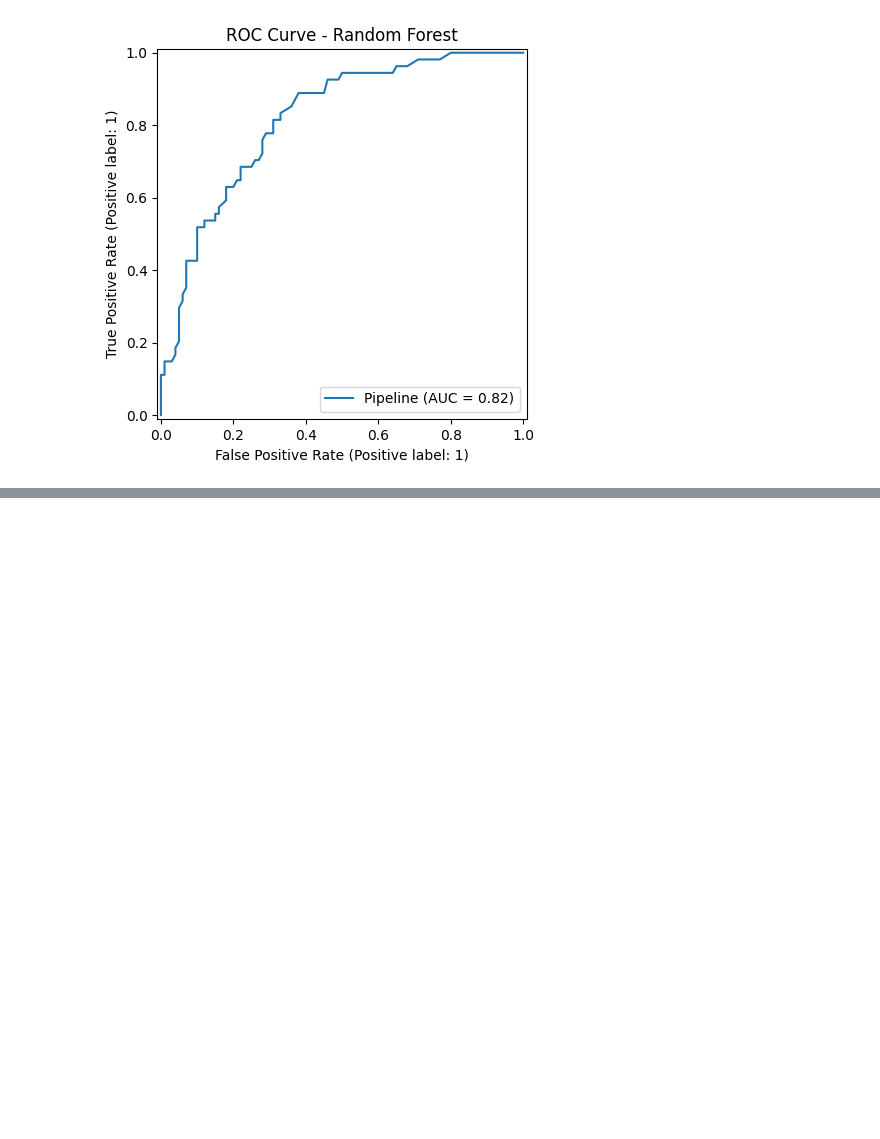
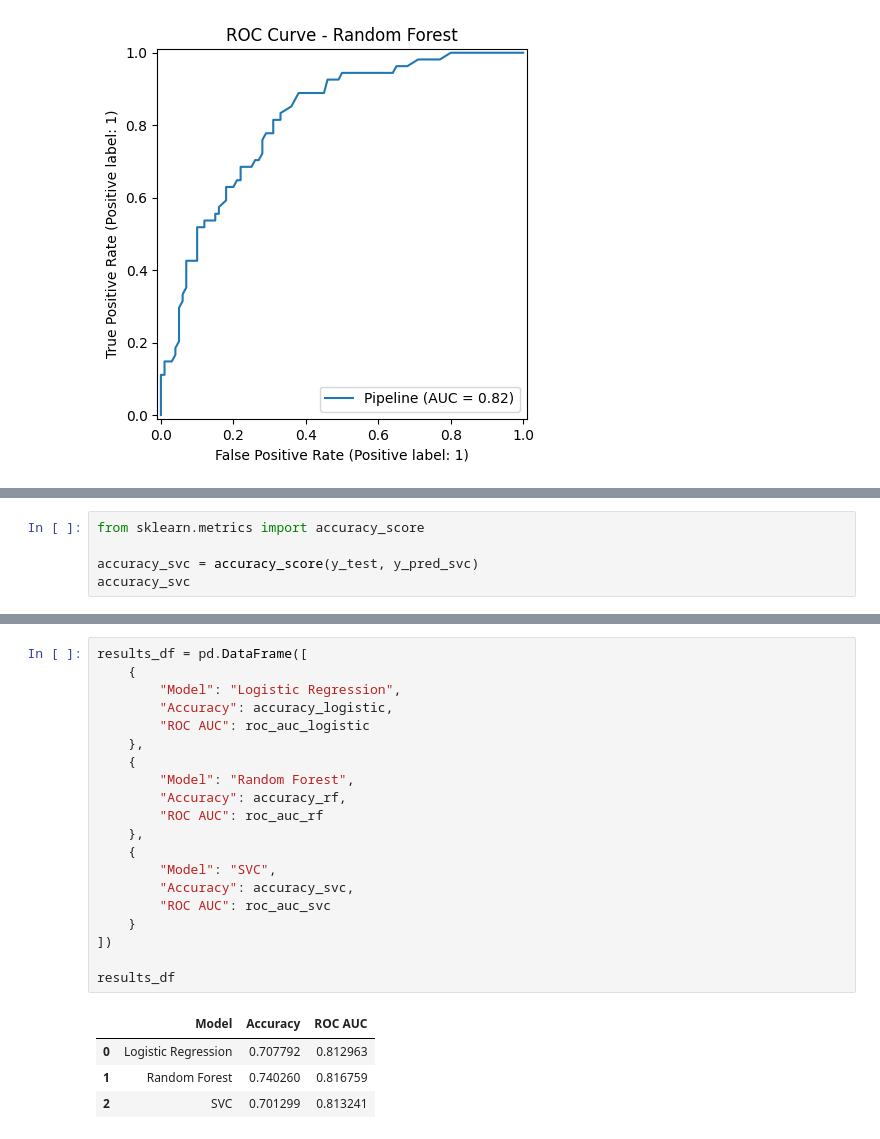
Before and after one commit to annajestem/xai_diabetes_project, a Jupyter notebook: notebooks/02_models_evaluation.ipynb, the cells around one changed output, grey strips where cells are left out. Cells and saved outputs as stored; diff of their text form; blank space fills up the shorter version.

```diff
--- a/notebooks/02_models_evaluation.ipynb
+++ b/notebooks/02_models_evaluation.ipynb
@@ -252,0 +276,5 @@ ROC AUC: 0.8167592592592593
+# %%
+from sklearn.metrics import accuracy_score
+
+accuracy_svc = accuracy_score(y_test, y_pred_svc)
+accuracy_svc
@@ -252,0 +304,25 @@ ROC AUC: 0.8167592592592593
+# %%
+results_df = pd.DataFrame([
+    {
+        "Model": "Logistic Regression",
+        "Accuracy": accuracy_logistic,
+        "ROC AUC": roc_auc_logistic
+    },
+    {
+        "Model": "Random Forest",
+        "Accuracy": accuracy_rf,
+        "ROC AUC": roc_auc_rf
+    },
+    {
+        "Model": "SVC",
+        "Accuracy": accuracy_svc,
+        "ROC AUC": roc_auc_svc
+    }
+])
+
+results_df
+# %% [output]
+|  | Model | Accuracy | ROC AUC |
+| 0 | Logistic Regression | 0.707792 | 0.812963 |
+| 1 | Random Forest | 0.740260 | 0.816759 |
+| 2 | SVC | 0.701299 | 0.813241 |
```
Also changed, not shown: parts of 19 cells of this notebook, 1 other file.
